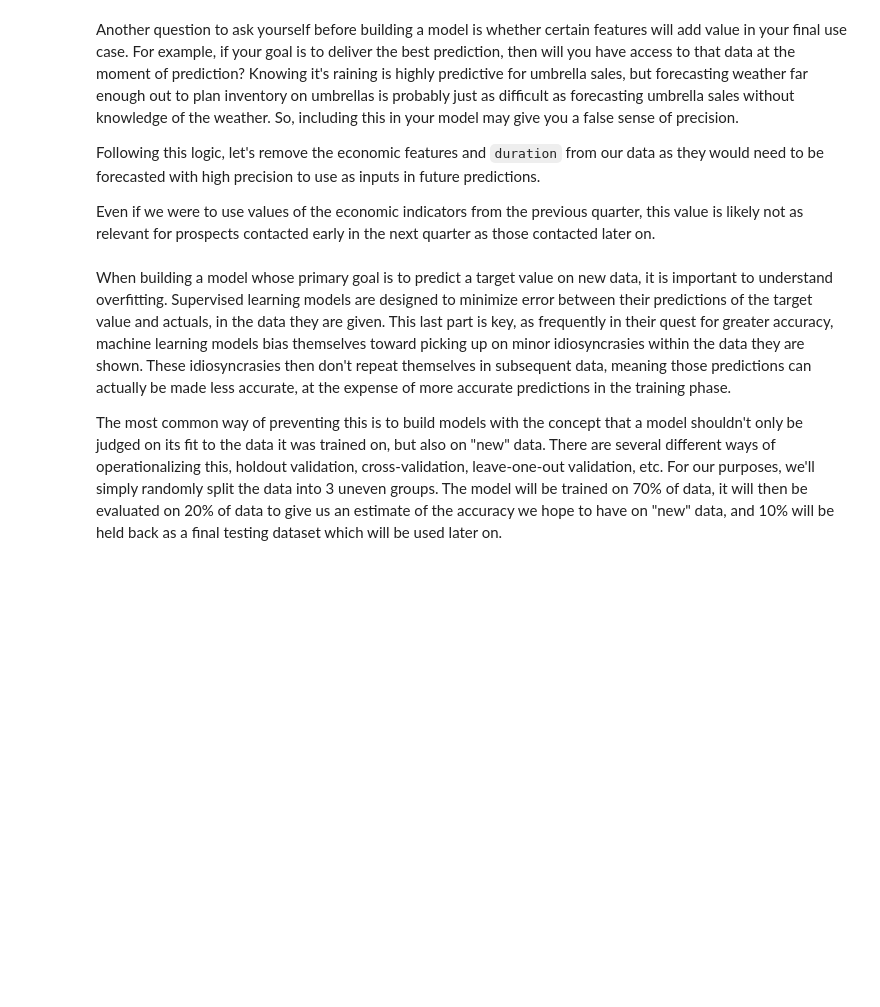
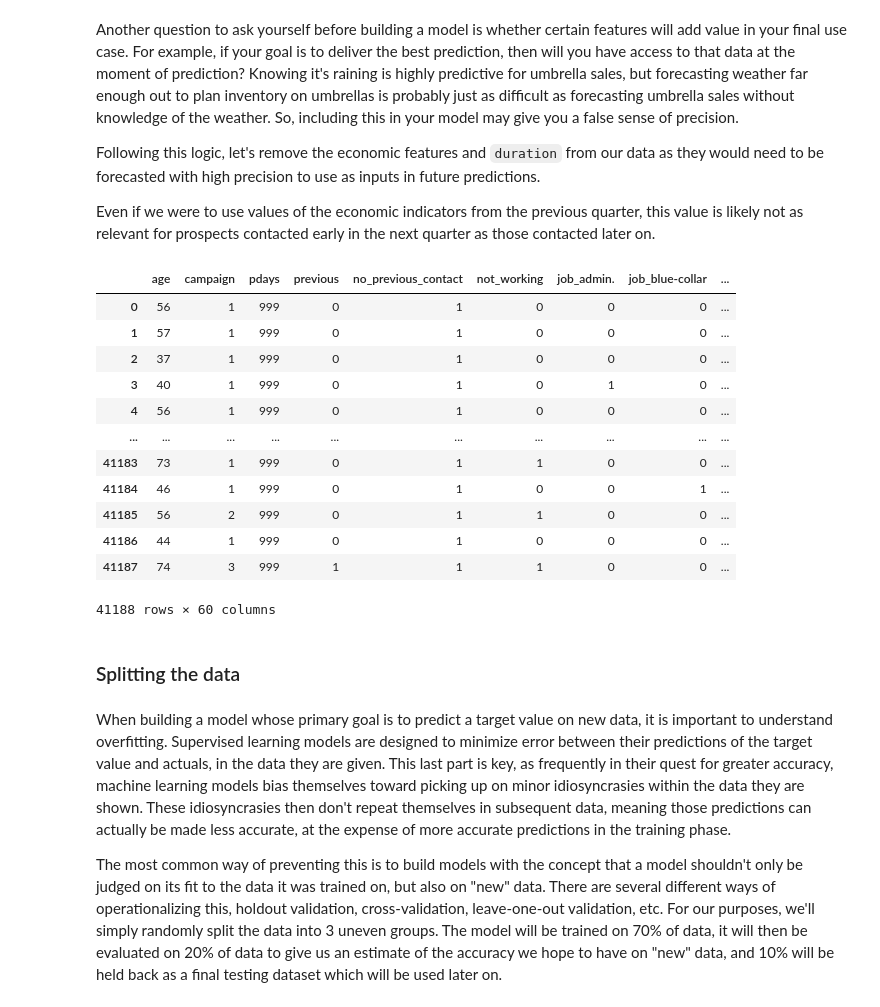
Before and after one commit to johanneslanger/ml-immersion-day, a Jupyter notebook: 01-Lab-Data-Prep-with-Pandas.ipynb, the cells around one changed output. Cells and saved outputs as stored; diff of their text form; code cells hidden in the pictures; blank space fills up the shorter version.

```diff
--- a/01-Lab-Data-Prep-with-Pandas.ipynb
+++ b/01-Lab-Data-Prep-with-Pandas.ipynb
@@ -214,8 +470,27 @@ Following this logic, let's remove the economic features and `duration` from our
 
 Even if we were to use values of the economic indicators from the previous quarter, this value is likely not as relevant for prospects contacted early in the next quarter as those contacted later on.
 # %%
-# cell 11
 model_data = model_data.drop(['duration', 'emp.var.rate', 'cons.price.idx', 'cons.conf.idx', 'euribor3m', 'nr.employed'], axis=1)
+# also make sure we drop the y_no collumn, as this is a binary column and information is redundant with y_yes column
+model_data = model_data.drop(['y_no'], axis=1)
+# %%
+model_data
+# %% [output]
+|  | age | campaign | pdays | previous | no_previous_contact | not_working | job_admin. | job_blue-collar | ... |
+| 0 | 56 | 1 | 999 | 0 | 1 | 0 | 0 | 0 | ... |
+| 1 | 57 | 1 | 999 | 0 | 1 | 0 | 0 | 0 | ... |
+| 2 | 37 | 1 | 999 | 0 | 1 | 0 | 0 | 0 | ... |
+| 3 | 40 | 1 | 999 | 0 | 1 | 0 | 1 | 0 | ... |
+| 4 | 56 | 1 | 999 | 0 | 1 | 0 | 0 | 0 | ... |
+| ... | ... | ... | ... | ... | ... | ... | ... | ... | ... |
+| 41183 | 73 | 1 | 999 | 0 | 1 | 1 | 0 | 0 | ... |
+| 41184 | 46 | 1 | 999 | 0 | 1 | 0 | 0 | 1 | ... |
+| 41185 | 56 | 2 | 999 | 0 | 1 | 1 | 0 | 0 | ... |
+| 41186 | 44 | 1 | 999 | 0 | 1 | 0 | 0 | 0 | ... |
+| 41187 | 74 | 3 | 999 | 1 | 1 | 1 | 0 | 0 | ... |
+41188 rows × 60 columns
+# %% [markdown]
+### Splitting the data
 # %% [markdown]
 When building a model whose primary goal is to predict a target value on new data, it is important to understand overfitting.  Supervised learning models are designed to minimize error between their predictions of the target value and actuals, in the data they are given.  This last part is key, as frequently in their quest for greater accuracy, machine learning models bias themselves toward picking up on minor idiosyncrasies within the data they are shown.  These idiosyncrasies then don't repeat themselves in subsequent data, meaning those predictions can actually be made less accurate, at the expense of more accurate predictions in the training phase.
 
```
Also changed, not shown: parts of 43 cells of this notebook, 1 other file.
